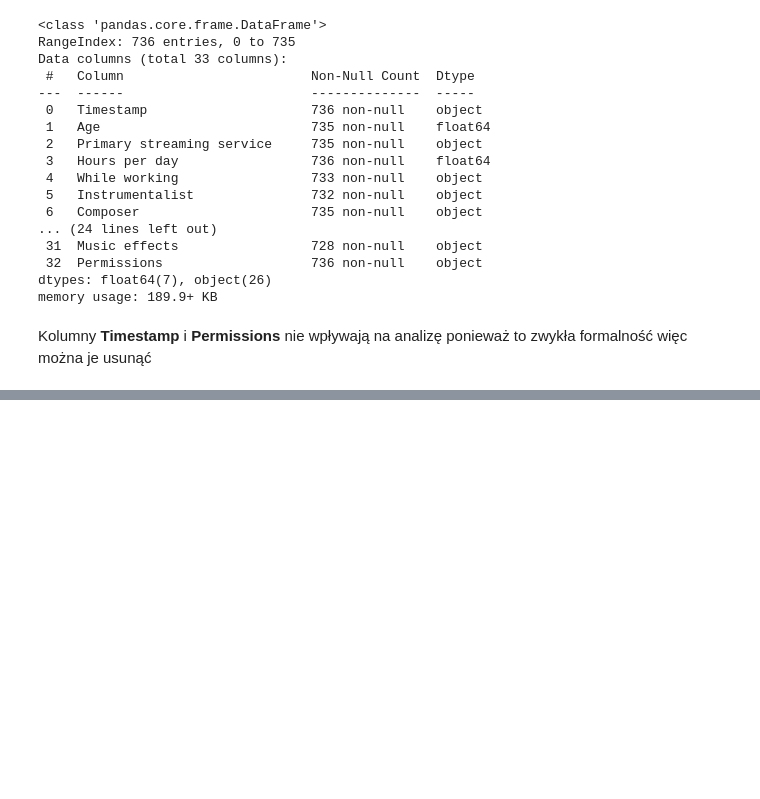
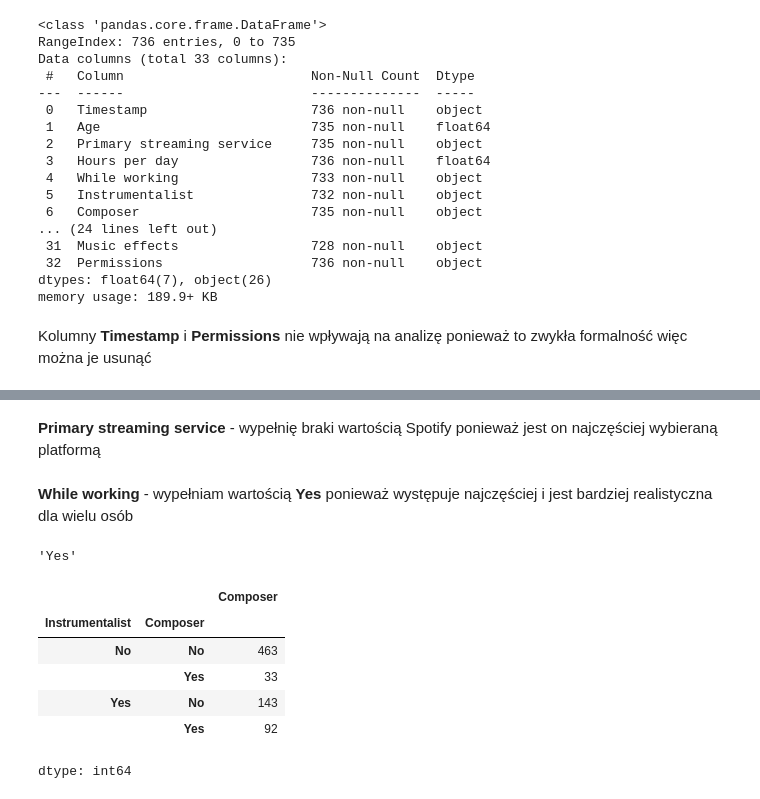
Before and after one commit to bderdz/music_mental_health, a Jupyter notebook: music_mental_health.ipynb, the cells around one changed output, grey strips where cells are left out. Cells and saved outputs as stored; diff of their text form; code cells hidden in the pictures; blank space fills up the shorter version.

```diff
--- a/music_mental_health.ipynb
+++ b/music_mental_health.ipynb
@@ -54,0 +132,2 @@ Kolumny **Timestamp** i **Permissions** nie wpływają na analizę ponieważ to
+# %%
+df.dropna(subset=['Age'], inplace=True)
@@ -54,0 +146,22 @@ Kolumny **Timestamp** i **Permissions** nie wpływają na analizę ponieważ to
+# %% [markdown]
+**Primary streaming service** - wypełnię braki wartością Spotify ponieważ jest on najczęściej wybieraną platformą
+# %%
+df['Primary streaming service'] = df['Primary streaming service'].fillna('Spotify')
+# %% [markdown]
+**While working** - wypełniam wartością **Yes** ponieważ występuje najczęściej i jest bardziej realistyczna dla wielu osób
+# %%
+df['While working'].mode()[0]
+# %% [output]
+'Yes'
+# %%
+df['While working'] = df['While working'].fillna('Yes')
+# %%
+df.groupby(['Instrumentalist', 'Composer'])['Composer'].count()
+# %% [output]
+|  |  | Composer |
+| Instrumentalist | Composer |  |
+| No | No | 463 |
+|  | Yes | 33 |
+| Yes | No | 143 |
+|  | Yes | 92 |
+dtype: int64
```
Also changed, not shown: parts of 36 cells of this notebook.
